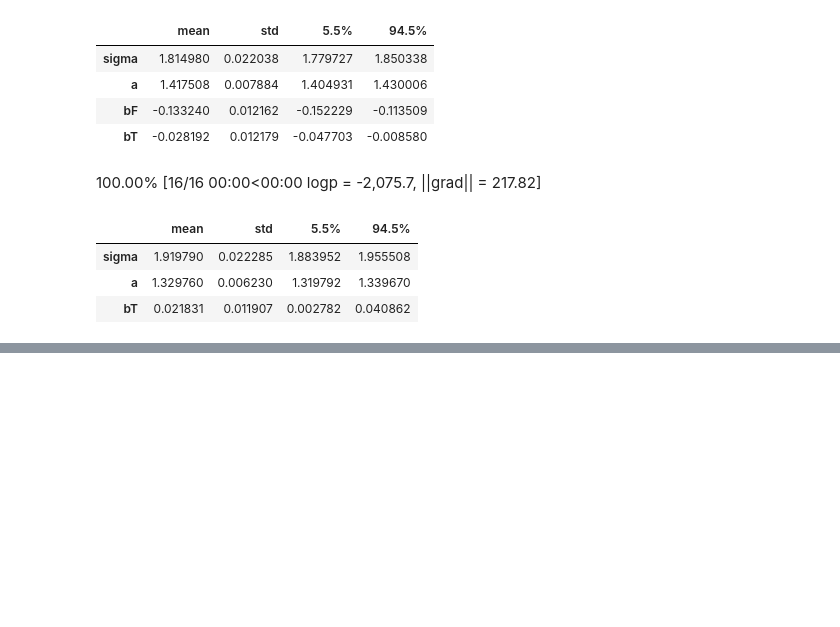
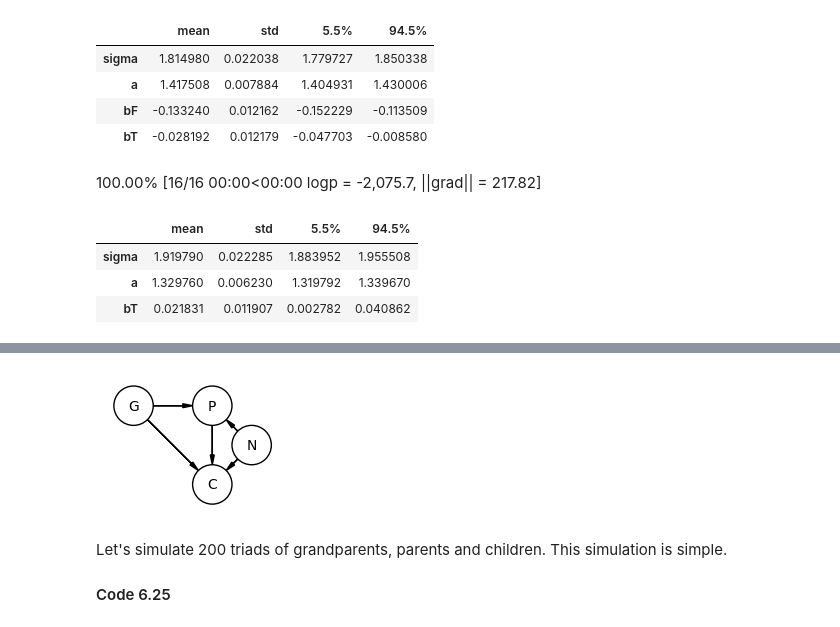
Before and after one commit to Gustavo-SF/Statistical-Rethinking-2Ed, a Jupyter notebook: chapters/6/samples.ipynb, the cells around one changed output, grey strips where cells are left out. Cells and saved outputs as stored; diff of their text form; code cells hidden in the pictures; blank space fills up the shorter version.

```diff
--- a/chapters/6/samples.ipynb
+++ b/chapters/6/samples.ipynb
@@ -624,0 +746,16 @@ precis(post, var_names)
+# %%
+dag = CausalGraphicalModel(nodes=['G', 'P', 'C', 'N'], edges=[('G', 'P'), ('G', 'C'), ('P', 'C'), ('N', 'P'), ('N', 'C')])
+pgm = daft.PGM()
+coordinates = {'G': (0, 0), 'P': (1, 0), 'C': (1, 1), 'N': (1.5, 0.5)}
+for node in dag.dag.nodes:
+    pgm.add_node(node, node, *coordinates[node])
+for edge in dag.dag.edges:
+    pgm.add_edge(*edge)
+pgm.render()
+plt.gca().invert_yaxis();
+# %% [output]
+[figure, added]
+# %% [markdown]
+Let's simulate 200 triads of grandparents, parents and children. This simulation is simple.
+
+#### Code 6.25
```
Also changed, not shown: parts of 33 cells of this notebook.
